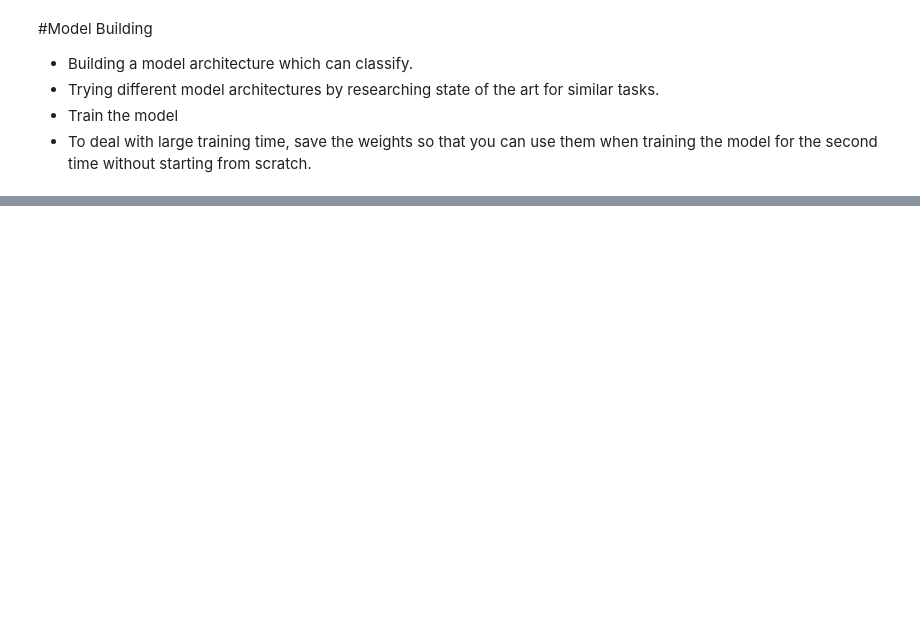
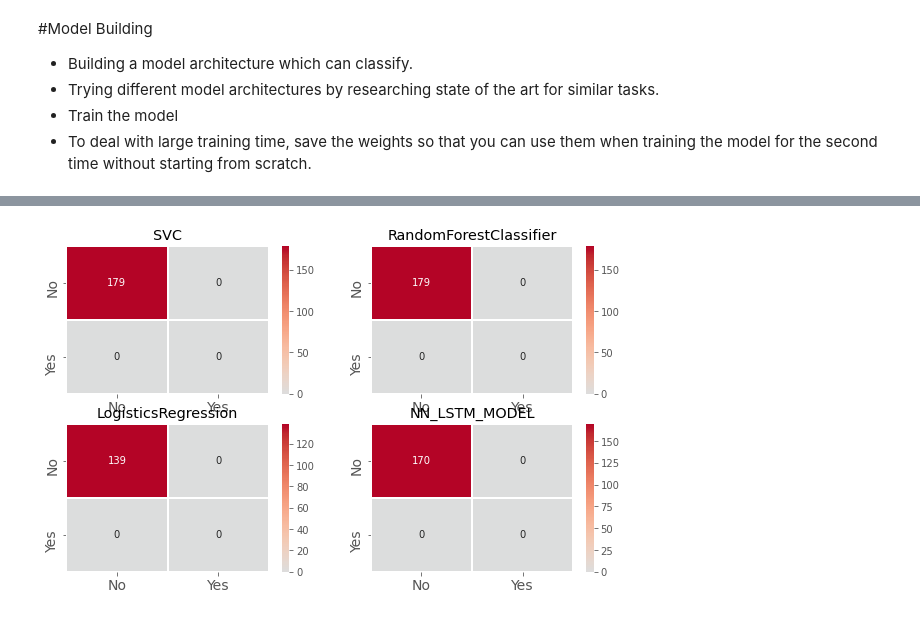
Before and after one commit to vikasktyagi0/capstone2020, a Jupyter notebook: AutomaticTicketAssignment.ipynb, the cells around one changed output, grey strips where cells are left out. Cells and saved outputs as stored; diff of their text form; code cells hidden in the pictures; blank space fills up the shorter version.

Commit message:
Adding new models. Also Adding preprocessing code
Adding new models. Also Adding preprocessing code

```diff
--- a/AutomaticTicketAssignment.ipynb
+++ b/AutomaticTicketAssignment.ipynb
@@ -328,8 +514,8 @@ model for the second time without starting from scratch.
 #Scikit-learn provides two classes, BaseEstimator and TransformerMixin to easily implement our custom transformers.
 
 class TokenizerTransformer(BaseEstimator, TransformerMixin, Tokenizer):
-    def __init__(self,numwords=None ,**tokenizer_params):
-        Tokenizer.__init__(self ,num_words= numwords ,**tokenizer_params)
+    def __init__(self,**tokenizer_params):
+        Tokenizer.__init__(self, **tokenizer_params)
 
     def fit(self, X, y=None):
         self.fit_on_texts(X)
@@ -420,5 +631,3 @@ checkpoint = ModelCheckpoint("model-{loss:.2f}.h5", monitor="val_loss", verbose=
 stop = EarlyStopping(monitor="loss", patience=PATIENCE, mode="min")
 
 reduce_lr = ReduceLROnPlateau(monitor="loss", factor=0.00002, patience=PATIENCE, min_lr=1e-6, verbose=0, mode="min")
-# %%
-model = Models()
@@ -463,0 +765,2 @@ results.cv_results_
+# %%
+pipelines = [ SVC_Pipeline() , RFC_Pipeline() , Logistics_Pipeline() , NN_lstmModelPipeline()]
@@ -463,0 +771,30 @@ results.cv_results_
+# %%
+#Run pipelines
+dfResult = pd.DataFrame(columns=['name', 'train_accuracy', 'test_accuracy','train_time(ms)', 'pred_time(ms)'])
+cm_dict = {}
+utility = Utility()
+
+for pipeline in pipelines :
+  modelName = pipeline.getName()
+  print("Pipeline {} started X_train shape {}  y_train shape {}".format(modelName, preprocess.X_train.shape, preprocess.y_train.shape))
+  start = utility.currtime()
+  print("Pipeline {} started".format(modelName))
+
+  pipeline.fit_pipeline(preprocess.X_train ,preprocess.y_train)
+  training_time = utility.currtime() - start
+
+  start = utility.currtime()
+  y_pred_train = pipeline.predict(preprocess.X_train)
+  y_pred_test = pipeline.predict(preprocess.X_test)
+  predict_time = utility.currtime() - start
+
+  y_true_train = preprocess.y_train
+  y_true_test = preprocess.y_test
+
+  train_accuracy = pipeline.score(preprocess.X_train, preprocess.y_train)
+  test_accuracy = pipeline.score(preprocess.X_test, preprocess.y_test)
+
+  cm =confusion_matrix(y_true_test, y_pred_test, labels=[0, 1])
+  cm_dict[modelName] = cm
+  dfResult = dfResult.append({'name': modelName, 'train_accuracy': train_accuracy, 'test_accuracy': test_accuracy, 'train_time(ms)': training_time,'pred_time(ms)': predict_time }, ignore_index=True)
+  print("Pipeline {} end".format(modelName))
@@ -463,0 +819,4 @@ results.cv_results_
+# %%
+plotter.draw_cm_matrix(cm_dict, 2, 2)
+# %% [output]
+[figure, added]
```
Also changed, not shown: parts of 31 cells of this notebook, 1 other file.
